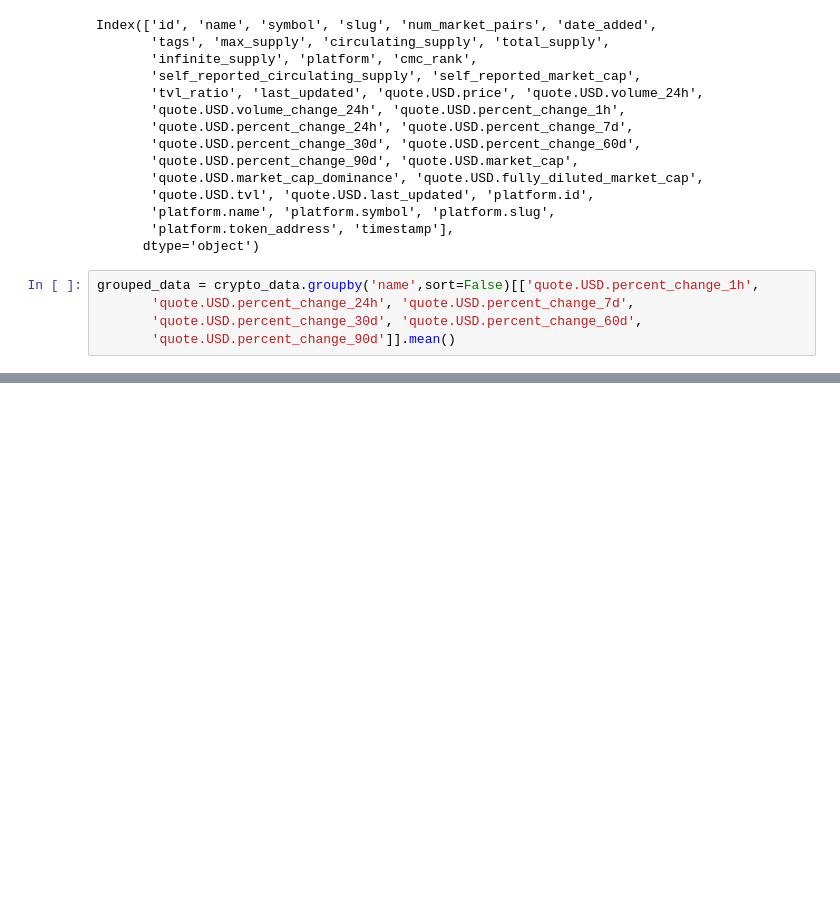
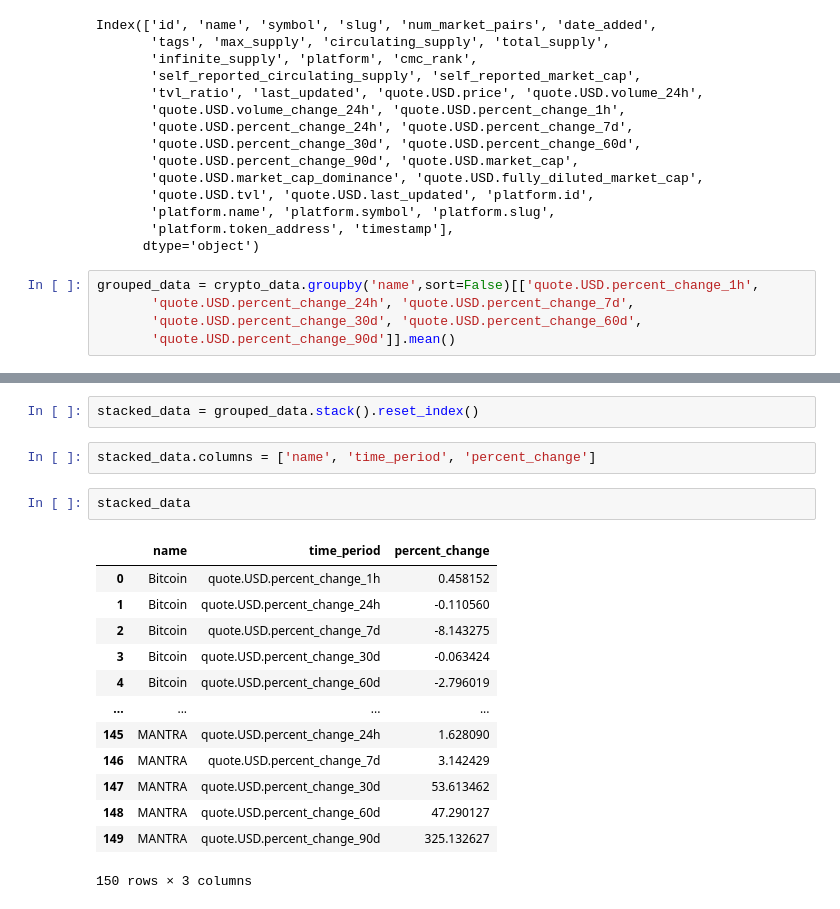
Before and after one commit to NishivSingh/Crypto-Website-API-Pull, a Jupyter notebook: api.ipynb, the cells around one changed output, grey strips where cells are left out. Drawn from its saved outputs; the diff is of its cells as text; blank space fills up the shorter version.

Commit message:
Stacked the data for visualization

```diff
--- a/api.ipynb
+++ b/api.ipynb
@@ -178,0 +179,20 @@ grouped_data
+# %%
+stacked_data = grouped_data.stack().reset_index()
+# %%
+stacked_data.columns = ['name', 'time_period', 'percent_change']
+# %%
+stacked_data
+# %% [output]
+|  | name | time_period | percent_change |
+| 0 | Bitcoin | quote.USD.percent_change_1h | 0.458152 |
+| 1 | Bitcoin | quote.USD.percent_change_24h | -0.110560 |
+| 2 | Bitcoin | quote.USD.percent_change_7d | -8.143275 |
+| 3 | Bitcoin | quote.USD.percent_change_30d | -0.063424 |
+| 4 | Bitcoin | quote.USD.percent_change_60d | -2.796019 |
+| ... | ... | ... | ... |
+| 145 | MANTRA | quote.USD.percent_change_24h | 1.628090 |
+| 146 | MANTRA | quote.USD.percent_change_7d | 3.142429 |
+| 147 | MANTRA | quote.USD.percent_change_30d | 53.613462 |
+| 148 | MANTRA | quote.USD.percent_change_60d | 47.290127 |
+| 149 | MANTRA | quote.USD.percent_change_90d | 325.132627 |
+150 rows × 3 columns
```
Also changed, not shown: parts of 4 cells of this notebook.
